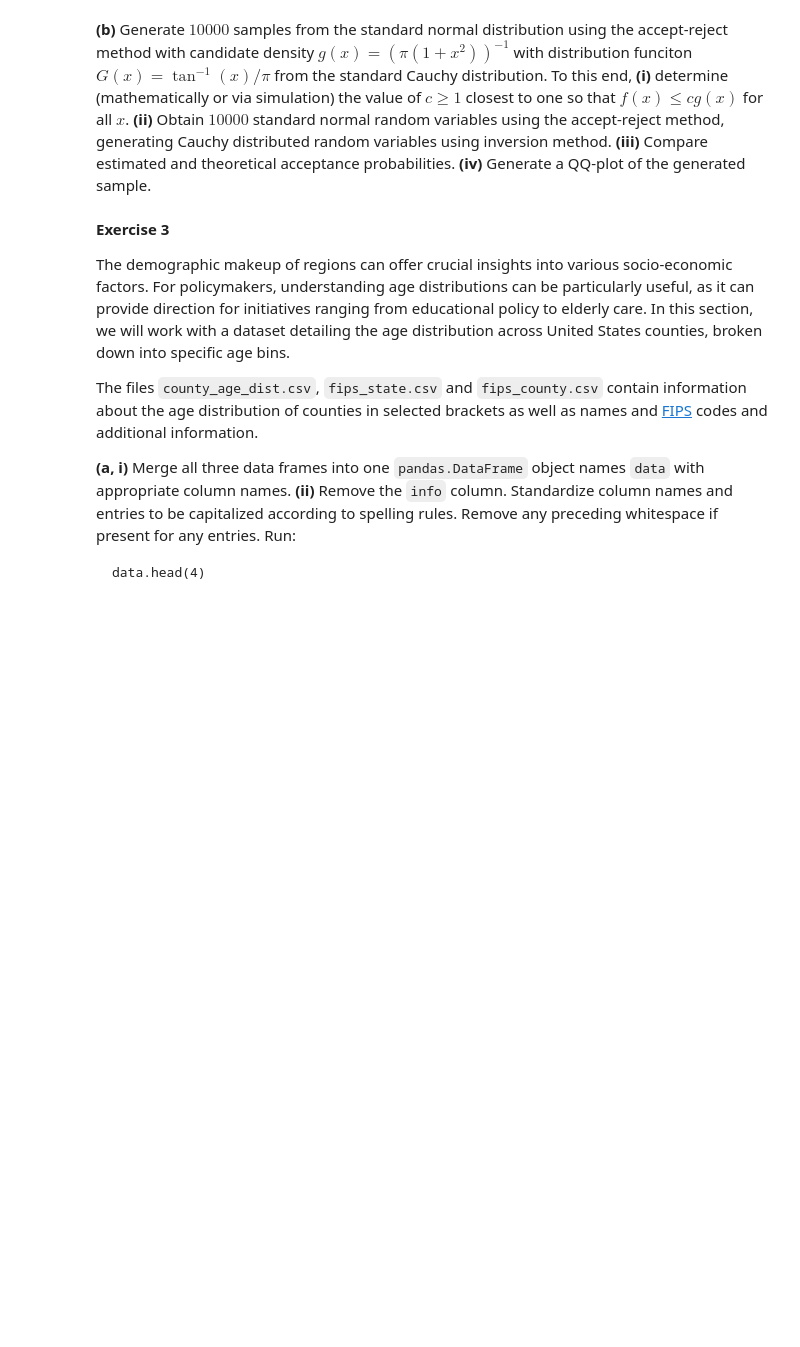
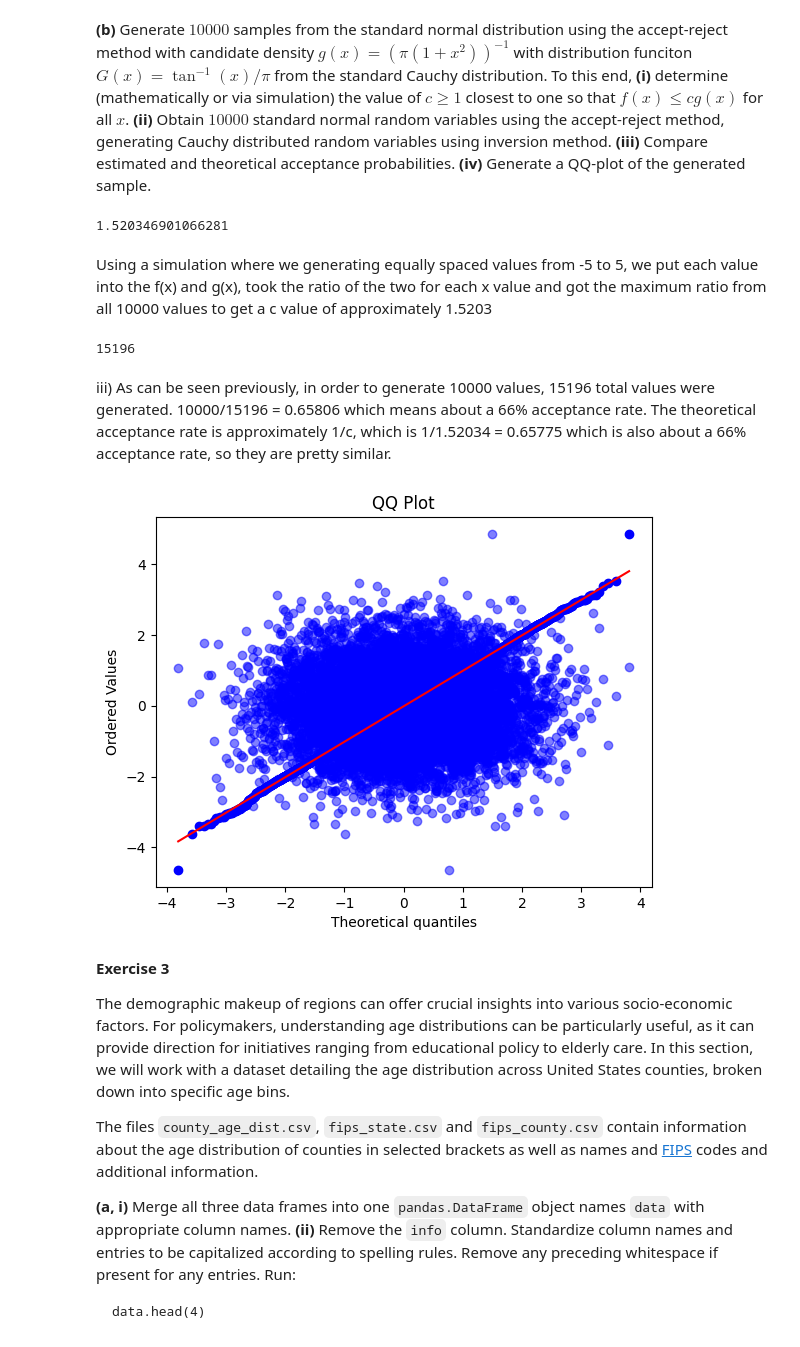
Before and after one commit to cc81972/STA141B, a Jupyter notebook: hw1/homework_1.ipynb, the cells around one changed output. Saved outputs shown, nothing was run; the diff lists cells and outputs as text; code cells hidden in the pictures; blank space fills up the shorter version.

```diff
--- a/hw1/homework_1.ipynb
+++ b/hw1/homework_1.ipynb
@@ -179,6 +181,48 @@ def inverse_bernoulli()
 __(b)__ Generate $10000$ samples from the standard normal distribution using the accept-reject method with candidate density $g(x) = (\pi(1+x^2))^{-1}$ with distribution funciton $G(x) = \tan^{-1}(x)/\pi$ from the standard Cauchy distribution. To this end, __(i)__ determine (mathematically or via simulation) the value of $c\geq1$ closest to one so that $f(x)\leq cg(x)$ for all $x$. __(ii)__ Obtain $10000$ standard normal random variables using the accept-reject method, generating Cauchy distributed random variables using inversion method.
 __(iii)__ Compare estimated and theoretical acceptance probabilities.
 __(iv)__ Generate a QQ-plot of the generated sample.
+# %%
+#To find c, simulate 10,000 x values and find the max ratio where c >= f(x) / g(x)
+sim_x  = [-5 + (i/(1000)) for i in range(10000)]
+sim_x = pd.Series(sim_x)
+def ratio_calc(x):
+    f_x = exp(-x**2 / 2) / sqrt(2 * pi)
+    g_x = 1 / (pi * (1 + x**2))
+    return f_x/g_x
+result_x = sim_x.apply(ratio_calc)
+c = max(result_x)
+print(c)
+# %% [output]
+1.520346901066281
+# %% [markdown]
+Using a simulation where we generating equally spaced values from -5 to 5, we put each value into the f(x) and g(x), took the ratio of the two for each x value and got the maximum ratio from all 10000 values to get a c value of approximately 1.5203
+# %%
+#part 2 (ii)
+#inverse of G(x) is tan(pi * u)
+nums = []
+tot_generated = 0
+c = 1.52034
+while len(nums) < 10000:
+    init_val = uniform(0,1)
+    X = tan(pi * init_val)
+    U = uniform(0,1)
+    Ucg = U * c * (pi*(1 + (X**2)))**(-1)
+    fx = (1/sqrt(2*pi))* exp(-(X**2)/2)
+    if Ucg <= fx:
+        nums.append(X)
+    tot_generated += 1
+print(tot_generated)
+# %% [output]
+15196
+# %% [markdown]
+iii\)  As can be seen previously, in order to generate 10000 values, 15196 total values were generated. 10000/15196 = 0.65806 which means about a 66% acceptance rate. The theoretical acceptance rate is approximately 1/c, which is 1/1.52034 = 0.65775 which is also about a 66% acceptance rate, so they are pretty similar.
+# %%
+theor_quant = probplot(nums, plot=plt)[0][0]
+plt.scatter(theor_quant, nums, color='blue', alpha=0.5)
+plt.title('QQ Plot')
+plt.show()
+# %% [output]
+[figure, added]
 # %% [markdown]
 __Exercise 3__
 
```
Also changed, not shown: parts of 11 cells of this notebook.
